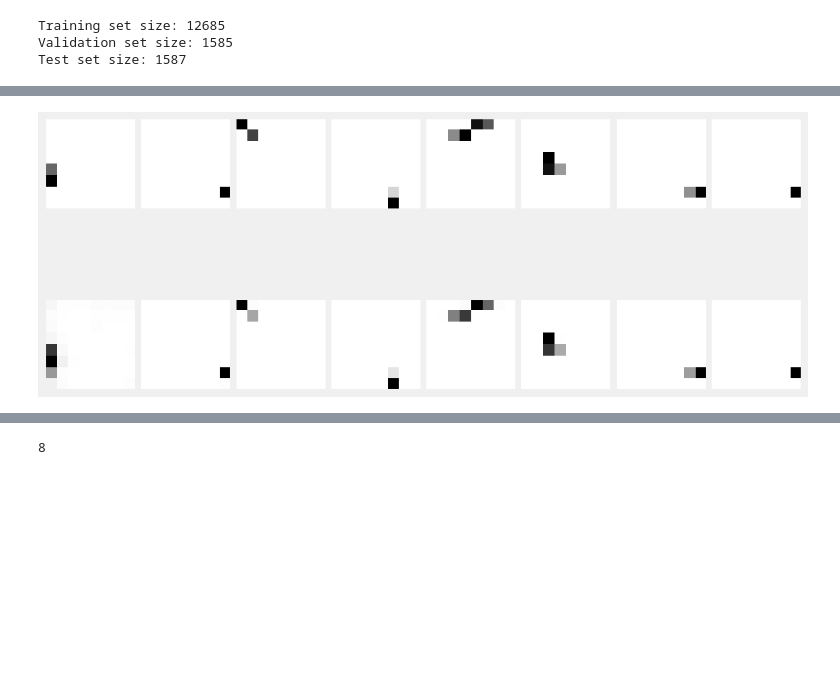
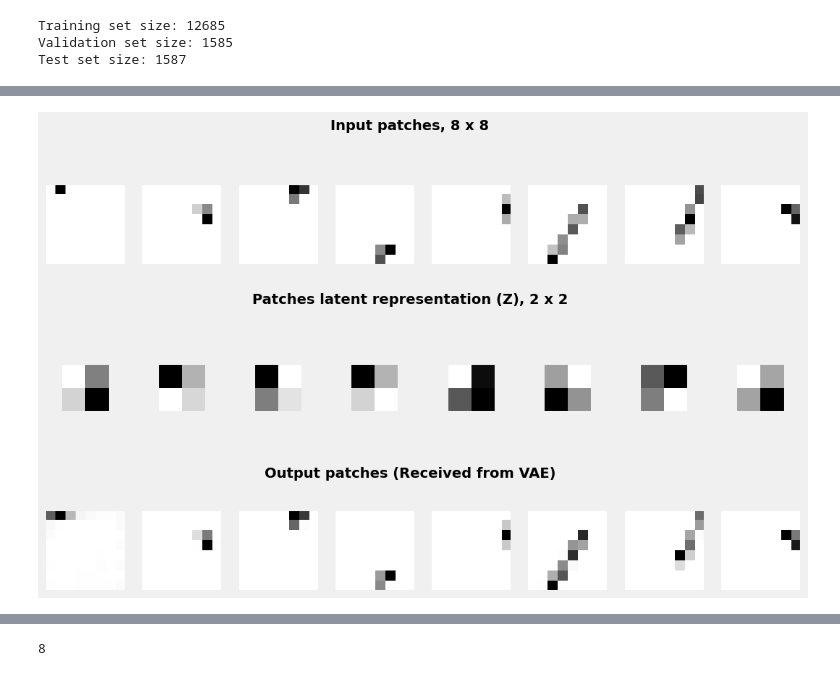
Before and after one commit to pauliusB20/vq-vae-experiments, a Jupyter notebook: cms_particle_hits/mvp.ipynb, the cells around one changed output, grey strips where cells are left out. Cells and saved outputs as stored; diff of their text form; code cells hidden in the pictures; blank space fills up the shorter version.

Commit message:
[FIX, ADD] added detailed plot notebook with different beta and fixes to MSE plots in 1 experiment

```diff
--- a/cms_particle_hits/mvp.ipynb
+++ b/cms_particle_hits/mvp.ipynb
@@ -158,25 +166,23 @@ events_test_all = PixelDigiEvent.read_root('/data/cern/pileup_ml/premixlib2024/0
 events_test = events_test_all[:EVENT_COUNT]
 # %%
 batch_size = 64
-beta = 0
+# beta = 0
 beta = 1e-5
 learning_rate = 1e-3
 num_epochs = 80
 channels = 1
 latent_dim = 128
 
-# Comment:
-# Need to use bigger latent dimension. Bigger than 16. Wider latent dimension,
-# the more information is preserved after matrix transformations
-# If latent dimension = 16, than noisy outputs from encoder
-
-# num_embeddings = 256
+# logs
 LOG_EVERY = 10
 # %%
 device = torch.device('cuda' if torch.cuda.is_available() else 'cpu')
 device
 # %% [output]
 device(type='cuda')
+# %%
+mse = MeanSquaredError()
+mse = mse.to(device)
 # %%
 seed_value = 123
 
@@ -379,7 +386,7 @@ class VAE(nn.Module):
 
         output = self.decoder(z)
 
-        return output, self.z_log_mean, self.z_log_var
+        return output, self.z_log_mean, self.z_log_var, z
 # %%
 model = VAE(
     hidden_channels=64,
@@ -574,26 +630,50 @@ plt.show()
 # %%
+def plot_patches(patch_rows: list[tuple]) -> None:
+    cols = len(patch_rows[0][0])
+    rows = len(patch_rows)
+
+    # fig, axes = plt.subplots(rows, cols, figsize=(12, 6))
+    fig = plt.figure(figsize=(12, 8))
+    gs = GridSpec(
+        3, cols,
+        height_ratios=[1.5, 0.5, 1.5]
+    )
+
+    for i in range(rows):
+
+        (patch_row, patch_row_title) = patch_rows[i]
+
+        fig.text(
+            0.5,                    # centered horizontally
+            0.92 - i * 0.30,        # vertical position
+            patch_row_title,
+            ha='center',
+            fontsize=14,
+            fontweight='bold'
+        )
+
+        for j in range(cols):
+            ax = fig.add_subplot(gs[i, j])
+
+            ax.imshow(patch_row[j], cmap='gist_yarg', origin='lower')
+
+            ax.set_xticks([])
+            ax.set_yticks([])
+
+            for spine in ax.spines.values():
+                spine.set_visible(True)
+                spine.set_linewidth(1.5)
+
+        plt.subplots_adjust(wspace=0.2, hspace=0.6)
+    plt.show()
+
+
 patch_rows = [
-    patches_before,
-    patches_after
+    (patches_before, "Input patches, 8 x 8"),
+    (patches_z, "Patches latent representation (Z), 2 x 2"),
+    (patches_after, "Output patches (Received from VAE)")
 ]
-cols = len(patch_rows[0])
-rows = len(patch_rows)
 
-fig, axes = plt.subplots(rows, cols, figsize=(12, 6))
-
-for i in range(rows):
-    for j in range(cols):
-        ax = axes[i, j]
-        ax.imshow(patch_rows[i][j], cmap='gist_yarg', origin='lower')
-
-        ax.set_xticks([])
-        ax.set_yticks([])
-
-        for spine in ax.spines.values():
-            spine.set_visible(True)
-            spine.set_linewidth(1.5)
-
-plt.subplots_adjust(wspace=0.05, hspace=0.05)
-plt.show()
+plot_patches(patch_rows)
 # %% [output]
-[figure, old version]
+[figure, new version]
```
Also changed, not shown: parts of 16 cells of this notebook, 2 other files.
